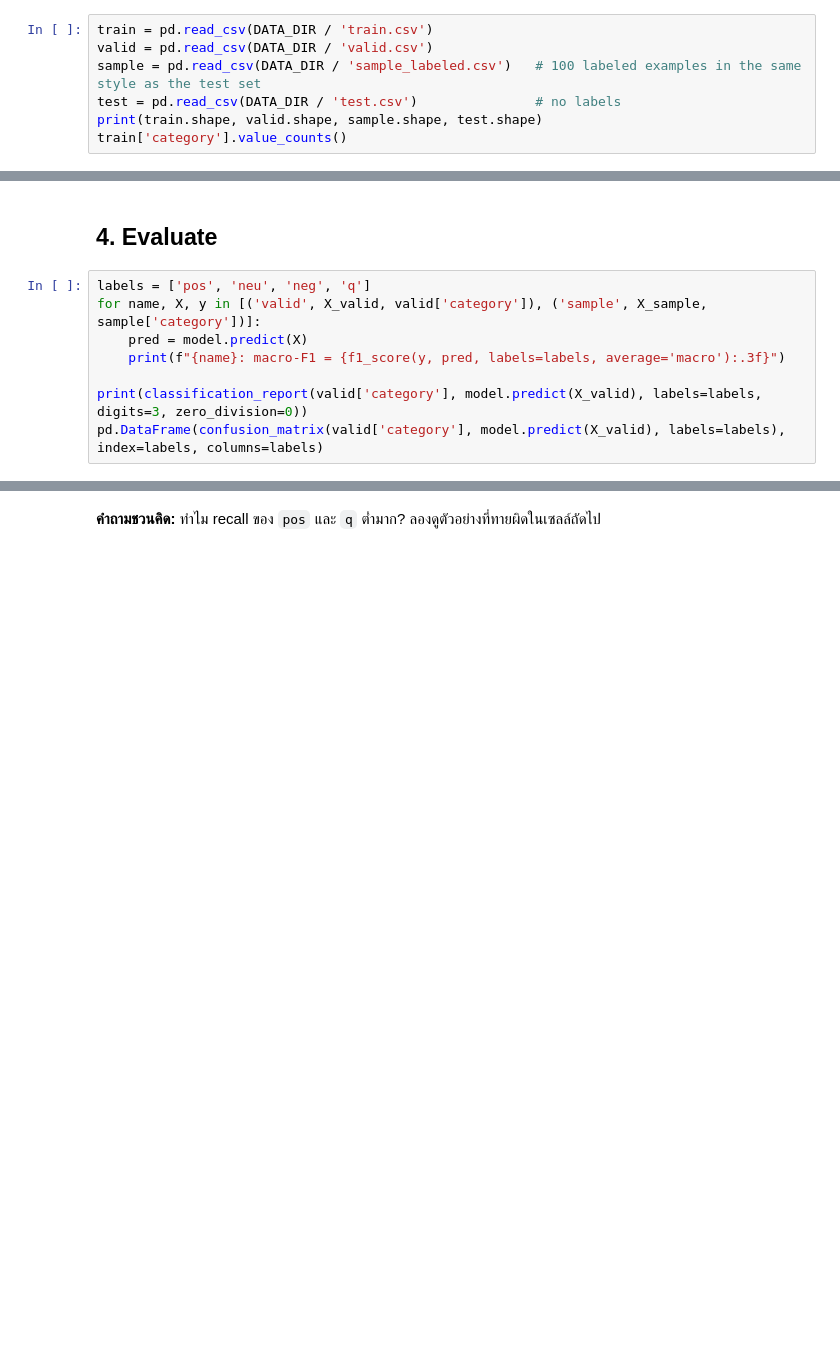
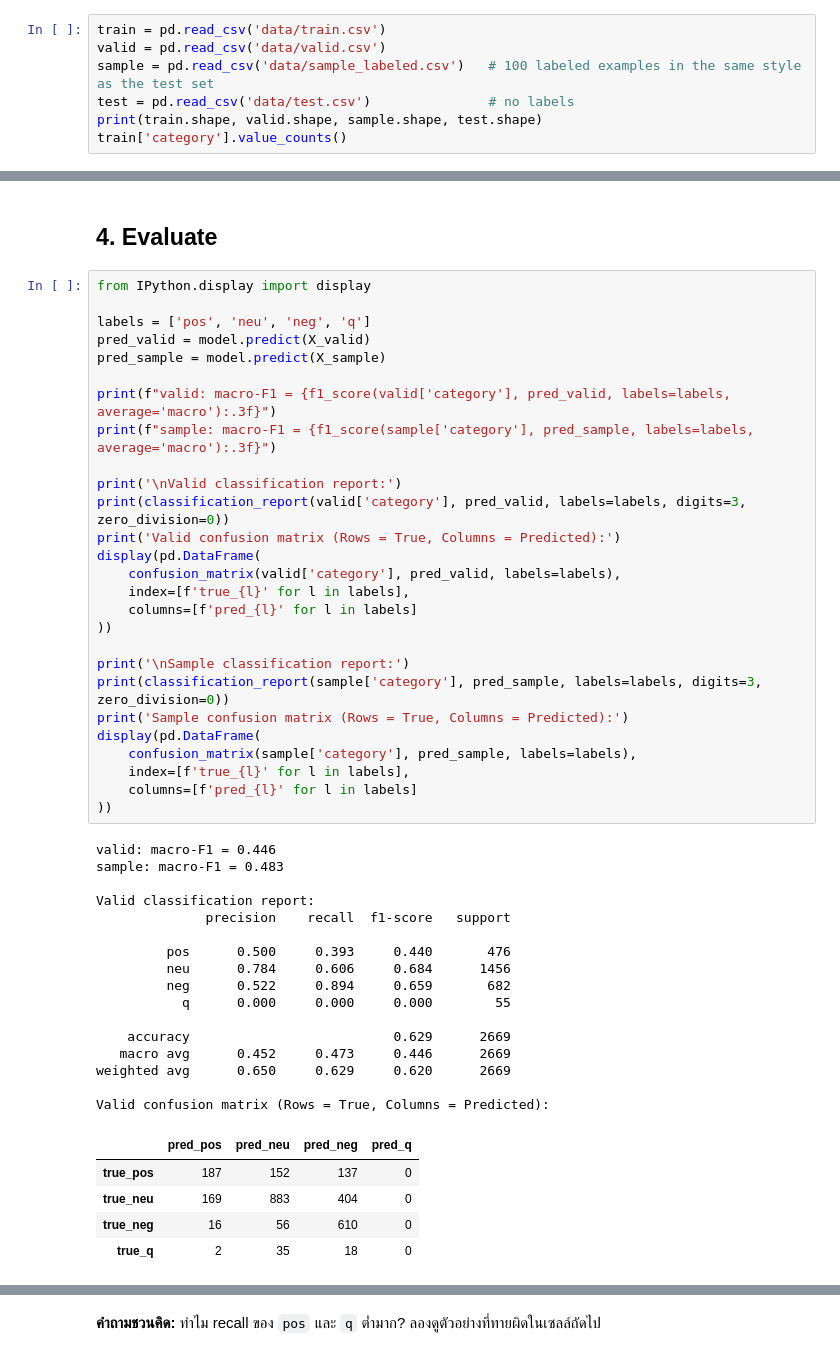
Before and after one commit to tenprn/Thai-sentiment-classification, a Jupyter notebook: code/baseline_naive_bayes.ipynb, the cells around one changed output, grey strips where cells are left out. Cells and saved outputs as stored; diff of their text form; blank space fills up the shorter version.

Commit message:
person3-predictions-updates

```diff
--- a/code/baseline_naive_bayes.ipynb
+++ b/code/baseline_naive_bayes.ipynb
@@ -46,9 +14,9 @@ from sklearn.metrics import f1_score, classification_report, confusion_matrix
 # %% [markdown]
 ## 1. Load data
 # %%
-train = pd.read_csv(DATA_DIR / 'train.csv')
-valid = pd.read_csv(DATA_DIR / 'valid.csv')
-sample = pd.read_csv(DATA_DIR / 'sample_labeled.csv')   # 100 labeled examples in the same style as the test set
-test = pd.read_csv(DATA_DIR / 'test.csv')               # no labels
+train = pd.read_csv('data/train.csv')
+valid = pd.read_csv('data/valid.csv')
+sample = pd.read_csv('data/sample_labeled.csv')   # 100 labeled examples in the same style as the test set
+test = pd.read_csv('data/test.csv')               # no labels
 print(train.shape, valid.shape, sample.shape, test.shape)
 train['category'].value_counts()
@@ -78,10 +70,51 @@ model.fit(X_train, train['category'])
 # %% [markdown]
 ## 4. Evaluate
-# %%
-labels = ['pos', 'neu', 'neg', 'q']
-for name, X, y in [('valid', X_valid, valid['category']), ('sample', X_sample, sample['category'])]:
-    pred = model.predict(X)
-    print(f"{name}: macro-F1 = {f1_score(y, pred, labels=labels, average='macro'):.3f}")
-
-print(classification_report(valid['category'], model.predict(X_valid), labels=labels, digits=3, zero_division=0))
-pd.DataFrame(confusion_matrix(valid['category'], model.predict(X_valid), labels=labels), index=labels, columns=labels)
+# %%
+from IPython.display import display
+
+labels = ['pos', 'neu', 'neg', 'q']
+pred_valid = model.predict(X_valid)
+pred_sample = model.predict(X_sample)
+
+print(f"valid: macro-F1 = {f1_score(valid['category'], pred_valid, labels=labels, average='macro'):.3f}")
+print(f"sample: macro-F1 = {f1_score(sample['category'], pred_sample, labels=labels, average='macro'):.3f}")
+
+print('\nValid classification report:')
+print(classification_report(valid['category'], pred_valid, labels=labels, digits=3, zero_division=0))
+print('Valid confusion matrix (Rows = True, Columns = Predicted):')
+display(pd.DataFrame(
+    confusion_matrix(valid['category'], pred_valid, labels=labels),
+    index=[f'true_{l}' for l in labels],
+    columns=[f'pred_{l}' for l in labels]
+))
+
+print('\nSample classification report:')
+print(classification_report(sample['category'], pred_sample, labels=labels, digits=3, zero_division=0))
+print('Sample confusion matrix (Rows = True, Columns = Predicted):')
+display(pd.DataFrame(
+    confusion_matrix(sample['category'], pred_sample, labels=labels),
+    index=[f'true_{l}' for l in labels],
+    columns=[f'pred_{l}' for l in labels]
+))
+# %% [output]
+valid: macro-F1 = 0.446
+sample: macro-F1 = 0.483
+
+Valid classification report:
+              precision    recall  f1-score   support
+
+         pos      0.500     0.393     0.440       476
+         neu      0.784     0.606     0.684      1456
+         neg      0.522     0.894     0.659       682
+           q      0.000     0.000     0.000        55
+
+    accuracy                          0.629      2669
+   macro avg      0.452     0.473     0.446      2669
+weighted avg      0.650     0.629     0.620      2669
+
+Valid confusion matrix (Rows = True, Columns = Predicted):
+|  | pred_pos | pred_neu | pred_neg | pred_q |
+| true_pos | 187 | 152 | 137 | 0 |
+| true_neu | 169 | 883 | 404 | 0 |
+| true_neg | 16 | 56 | 610 | 0 |
+| true_q | 2 | 35 | 18 | 0 |
```
Also changed, not shown: parts of 9 cells of this notebook, 4 other files.
